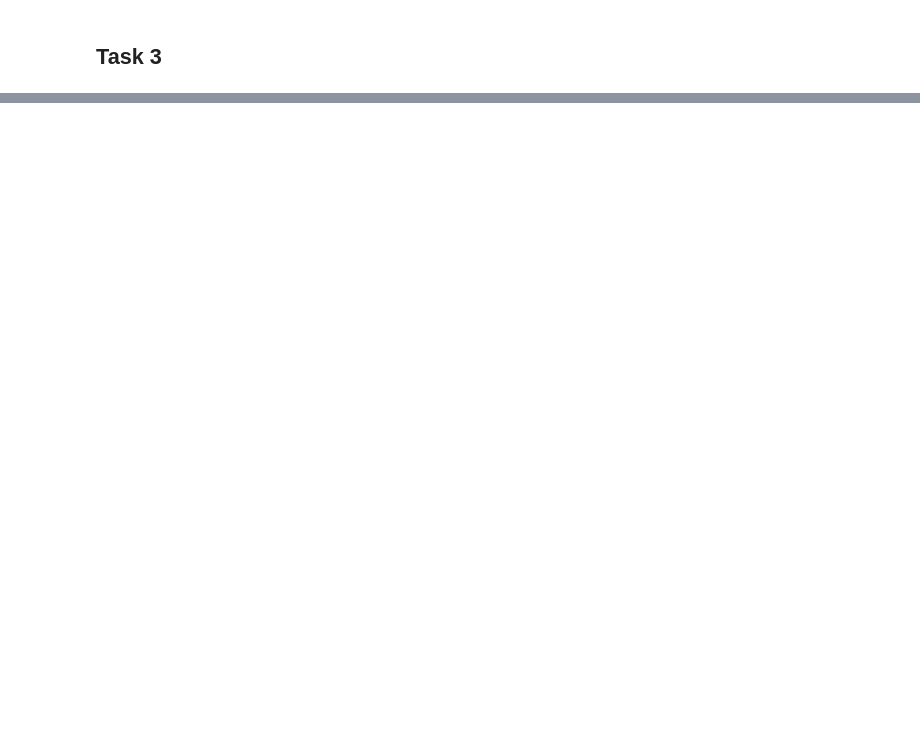
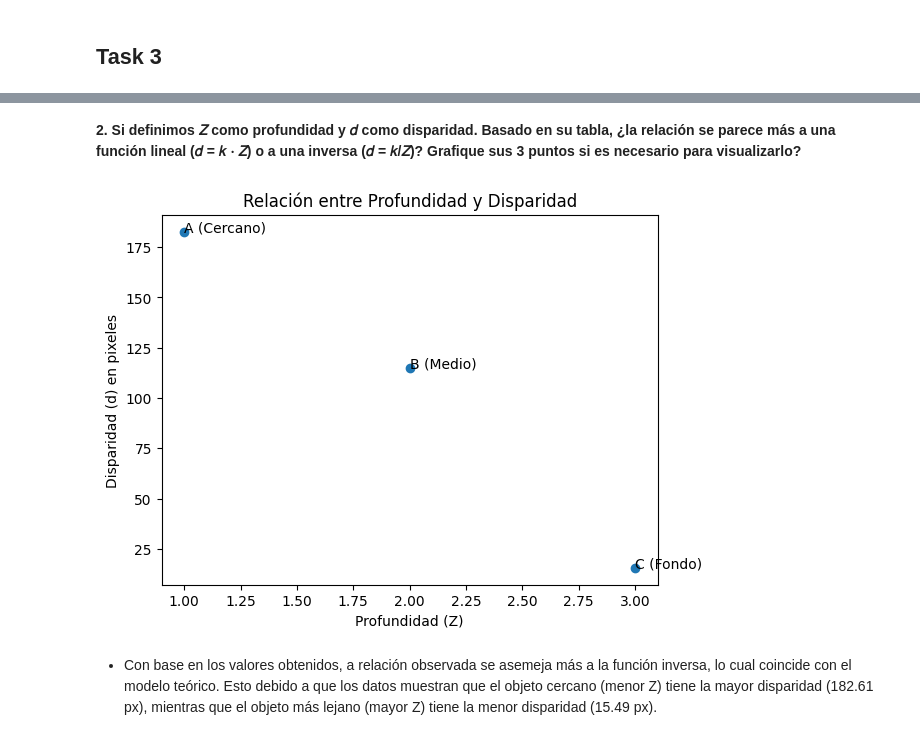
Before and after one commit to paulabaal12/LAB5-VPC, a Jupyter notebook: main.ipynb, the cells around one changed output, grey strips where cells are left out. Cells and saved outputs as stored; diff of their text form; code cells hidden in the pictures; blank space fills up the shorter version.

```diff
--- a/main.ipynb
+++ b/main.ipynb
@@ -256,0 +265,27 @@ df
+# %% [markdown]
+**2. Si definimos 𝑍 como profundidad y 𝑑 como disparidad. Basado en su tabla, ¿la relación se parece más a una función lineal (𝑑 = 𝑘 ⋅ 𝑍) o a una inversa (𝑑 = 𝑘/𝑍)? Grafique sus 3 puntos si es necesario para visualizarlo?**
+# %%
+
+# Profundidad relativa (Z)
+Z = np.array([1, 2, 3])
+
+# Disparidades medidas (d)
+d = np.array([182.61, 115.10, 15.49])
+
+plt.figure()
+
+plt.scatter(Z, d)
+
+labels = ["A (Cercano)", "B (Medio)", "C (Fondo)"]
+for i in range(len(Z)):
+    plt.text(Z[i], d[i], labels[i])
+
+plt.xlabel("Profundidad (Z)")
+plt.ylabel("Disparidad (d) en pixeles")
+plt.title("Relación entre Profundidad y Disparidad")
+
+plt.show()
+# %% [output]
+[figure, added]
+# %% [markdown]
+- Con base en los valores obtenidos, a relación observada se asemeja más a la función inversa, lo cual coincide con el modelo teórico. Esto debido a que los datos muestran que el objeto cercano (menor Z) tiene la mayor disparidad (182.61 px), mientras que el objeto más lejano (mayor Z) tiene la menor disparidad (15.49 px).
```
Also changed, not shown: parts of 9 cells of this notebook, 3 other files.
